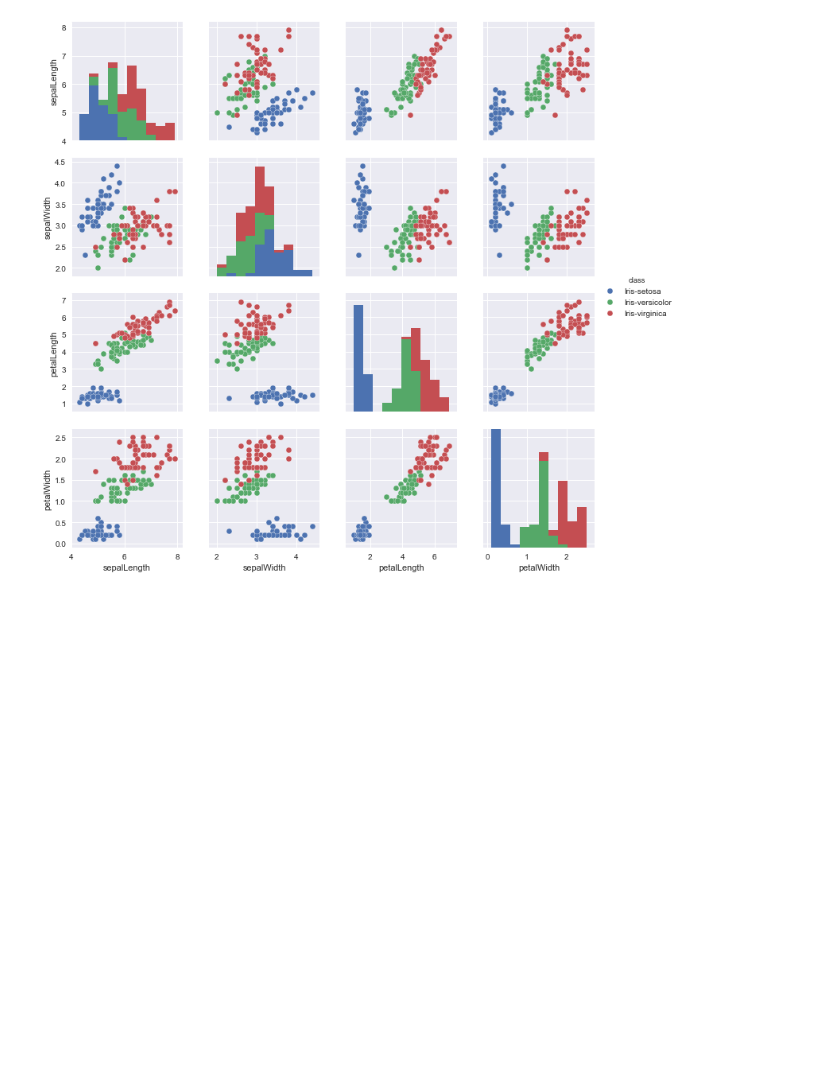
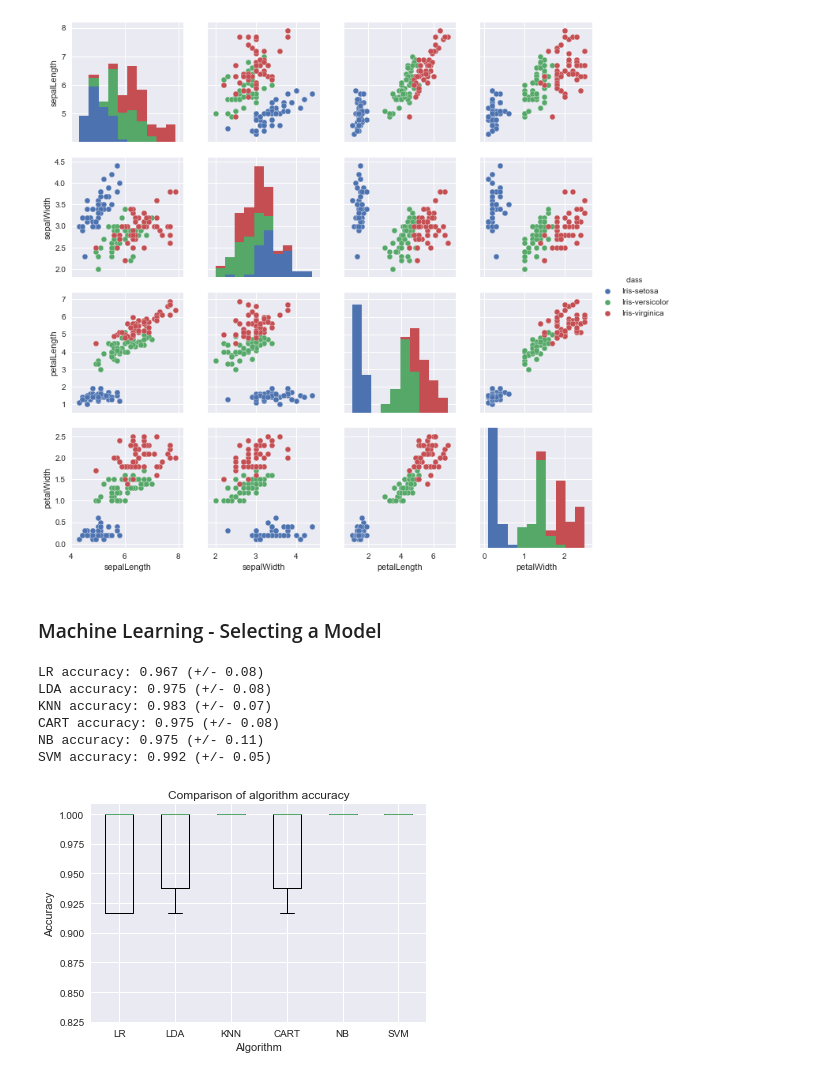
Before and after one commit to naomistuart/irisflowers, a Jupyter notebook: analysis/IrisAnalysis.ipynb, the cells around one changed output. Saved outputs shown, nothing was run; the diff lists cells and outputs as text; code cells hidden in the pictures; blank space fills up the shorter version.

```diff
--- a/analysis/IrisAnalysis.ipynb
+++ b/analysis/IrisAnalysis.ipynb
@@ -88,3 +101,52 @@ sns.pairplot(irisData, hue="class")
 plt.show()
 # %% [output]
 [figure]
+# %% [markdown]
+### Machine Learning - Selecting a Model
+# %%
+# Split data into training and test set
+# Training set will be used for cross-validation, while test set is held out until the very end
+X = irisData.values[:, 0:4] # features
+Y = irisData.values[:, 4] # target
+
+validation_size = 0.2
+seed = 7
+
+X_train, X_test, Y_train, Y_test = model_selection.train_test_split(X, Y, test_size=validation_size, random_state=seed)
+# %%
+# List of algorithms (models) to evaluate
+models = []
+models.append(('LR', LogisticRegression(solver='liblinear', multi_class='ovr')))
+models.append(('LDA', LinearDiscriminantAnalysis()))
+models.append(('KNN', KNeighborsClassifier()))
+models.append(('CART', DecisionTreeClassifier()))
+models.append(('NB', GaussianNB()))
+models.append(('SVM', SVC(gamma='auto')))
+
+# Evaluation each model using cross-validation
+cv_results = []
+names = []
+for name, model in models:
+    kfold = model_selection.KFold(n_splits=10, random_state=seed)
+    cv_result = model_selection.cross_val_score(model, X_train, Y_train, cv=kfold, scoring="accuracy")
+    cv_results.append(cv_result)
+    names.append(name)
+    msg = "%s accuracy: %0.3f (+/- %0.2f)" % (name, cv_result.mean(), cv_result.std()*2)
+    print(msg)
+# %% [output]
+LR accuracy: 0.967 (+/- 0.08)
+LDA accuracy: 0.975 (+/- 0.08)
+KNN accuracy: 0.983 (+/- 0.07)
+CART accuracy: 0.975 (+/- 0.08)
+NB accuracy: 0.975 (+/- 0.11)
+SVM accuracy: 0.992 (+/- 0.05)
+# %%
+# Compare algorithms
+plt.boxplot(cv_results)
+plt.title("Comparison of algorithm accuracy")
+plt.xlabel("Algorithm")
+plt.ylabel("Accuracy")
+plt.xticks(range(1, 7), names)
+plt.show()
+# %% [output]
+[figure, added]
```
Also changed, not shown: parts of 14 cells of this notebook, 1 other file.
